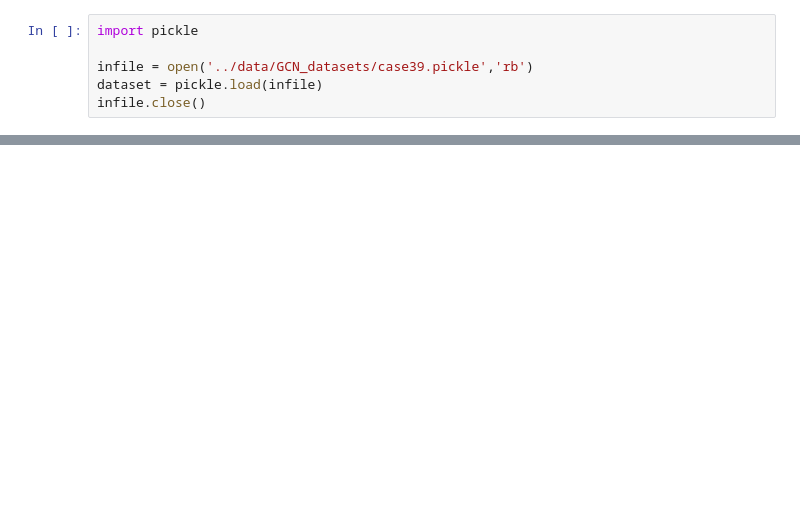
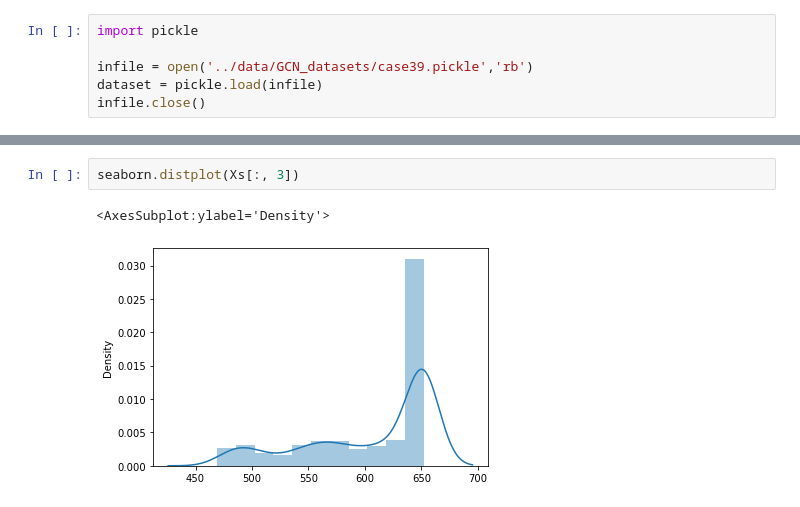
Before and after one commit to jhyun0919/GNN-and-Power-Systems, a Jupyter notebook: Power Flow Approx based on GCN/codes/2. Generate Datasets for the GCN Experiments.ipynb, the cells around one changed output, grey strips where cells are left out. Cells and saved outputs as stored; diff of their text form; blank space fills up the shorter version.

```diff
--- a/Power Flow Approx based on GCN/codes/2. Generate Datasets for the GCN Experiments.ipynb
+++ b/Power Flow Approx based on GCN/codes/2. Generate Datasets for the GCN Experiments.ipynb
@@ -36,0 +81,5 @@ dataset["label"].shape # [num_sample, num_label, 1]
+# %%
+seaborn.distplot(Xs[:, 3])
+# %% [output]
+<AxesSubplot:ylabel='Density'>
+[figure, added]
```
Also changed, not shown: parts of 25 cells of this notebook.
